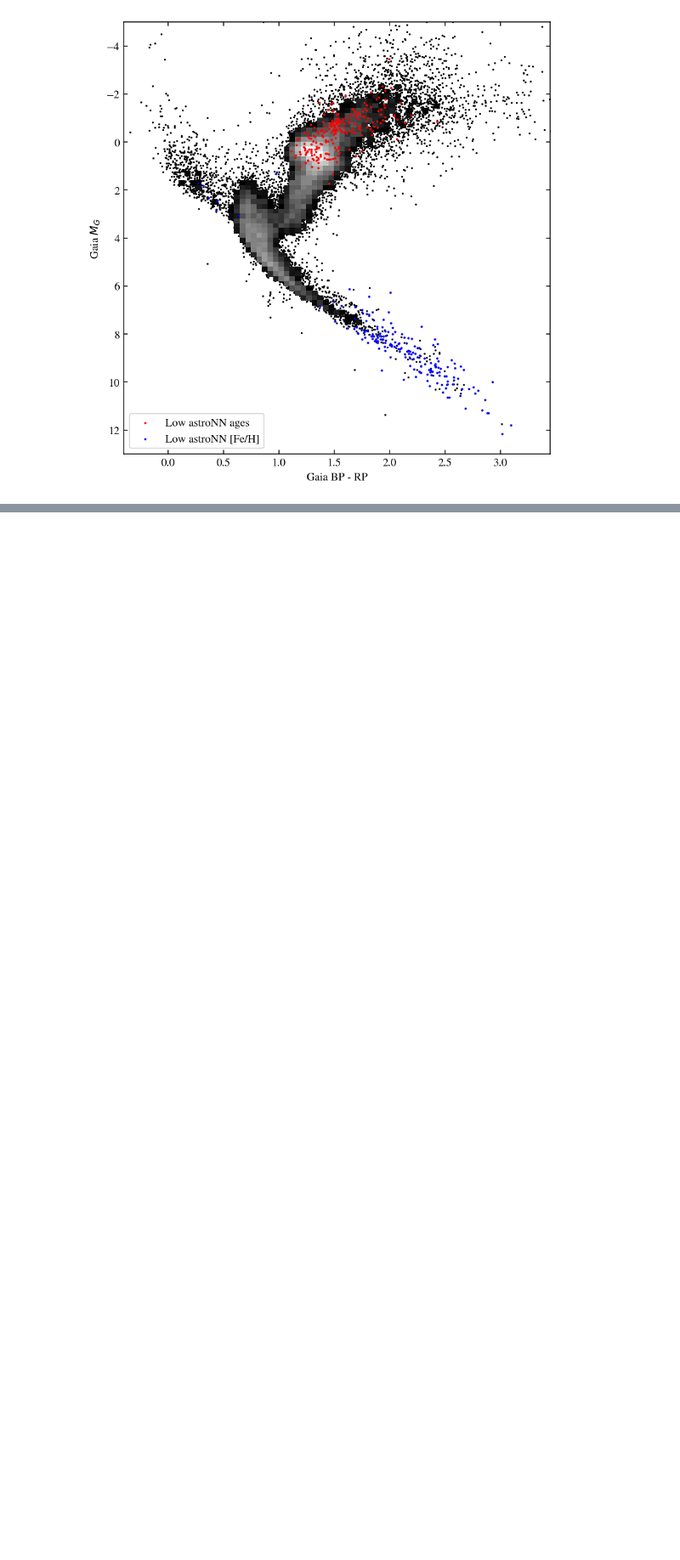
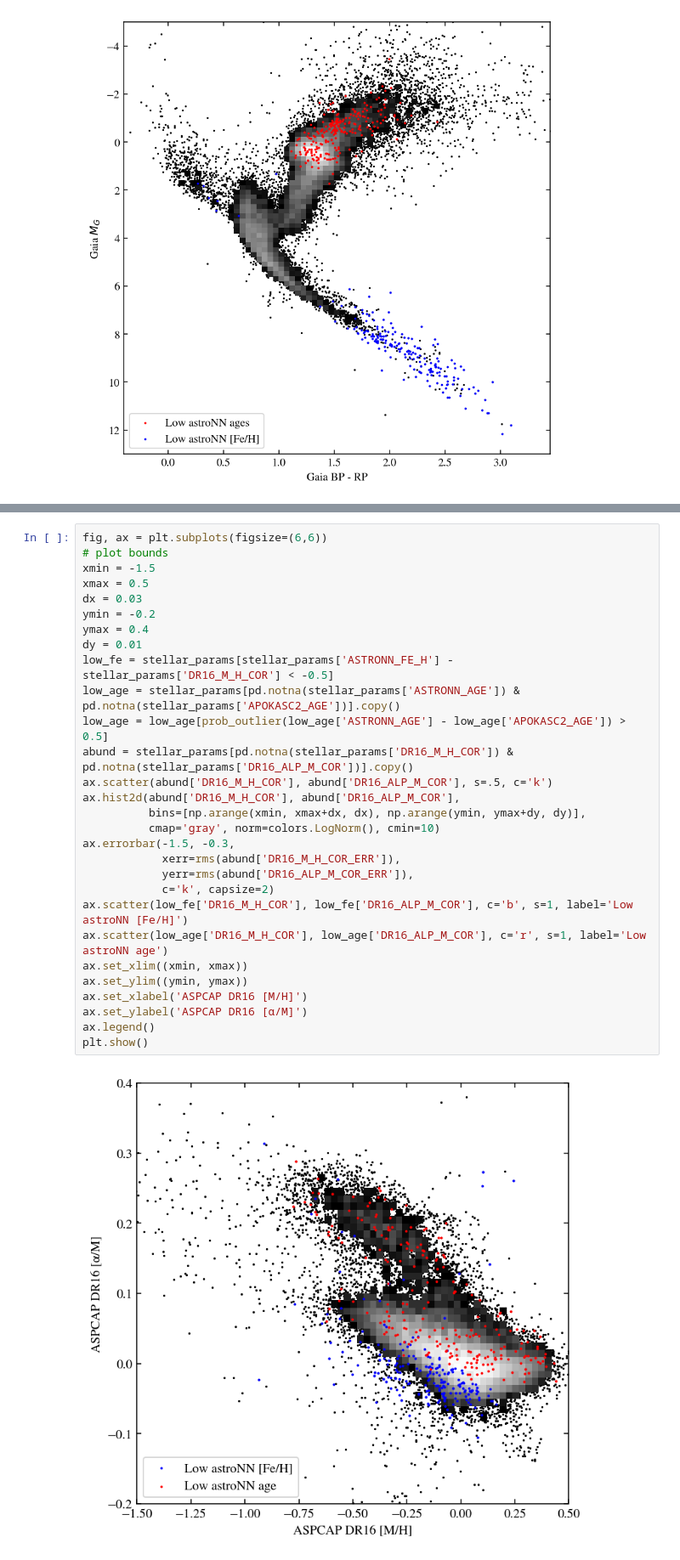
Before and after one commit to lodubay/first-year-project, a Jupyter notebook: compare_datasets.ipynb, the cells around one changed output, grey strips where cells are left out. Shown at 85% size. Cells and saved outputs as stored; diff of their text form; blank space fills up the shorter version.

```diff
--- a/compare_datasets.ipynb
+++ b/compare_datasets.ipynb
@@ -849,0 +932,31 @@ plt.show()
+# %%
+fig, ax = plt.subplots(figsize=(6,6))
+# plot bounds
+xmin = -1.5
+xmax = 0.5
+dx = 0.03
+ymin = -0.2
+ymax = 0.4
+dy = 0.01
+low_fe = stellar_params[stellar_params['ASTRONN_FE_H'] - stellar_params['DR16_M_H_COR'] < -0.5]
+low_age = stellar_params[pd.notna(stellar_params['ASTRONN_AGE']) & pd.notna(stellar_params['APOKASC2_AGE'])].copy()
+low_age = low_age[prob_outlier(low_age['ASTRONN_AGE'] - low_age['APOKASC2_AGE']) > 0.5]
+abund = stellar_params[pd.notna(stellar_params['DR16_M_H_COR']) & pd.notna(stellar_params['DR16_ALP_M_COR'])].copy()
+ax.scatter(abund['DR16_M_H_COR'], abund['DR16_ALP_M_COR'], s=.5, c='k')
+ax.hist2d(abund['DR16_M_H_COR'], abund['DR16_ALP_M_COR'],
+          bins=[np.arange(xmin, xmax+dx, dx), np.arange(ymin, ymax+dy, dy)],
+          cmap='gray', norm=colors.LogNorm(), cmin=10)
+ax.errorbar(-1.5, -0.3,
+            xerr=rms(abund['DR16_M_H_COR_ERR']),
+            yerr=rms(abund['DR16_ALP_M_COR_ERR']),
+            c='k', capsize=2)
+ax.scatter(low_fe['DR16_M_H_COR'], low_fe['DR16_ALP_M_COR'], c='b', s=1, label='Low astroNN [Fe/H]')
+ax.scatter(low_age['DR16_M_H_COR'], low_age['DR16_ALP_M_COR'], c='r', s=1, label='Low astroNN age')
+ax.set_xlim((xmin, xmax))
+ax.set_ylim((ymin, ymax))
+ax.set_xlabel('ASPCAP DR16 [M/H]')
+ax.set_ylabel('ASPCAP DR16 [α/M]')
+ax.legend()
+plt.show()
+# %% [output]
+[figure, added]
```
Also changed, not shown: parts of 2 cells of this notebook, 2 other files.
